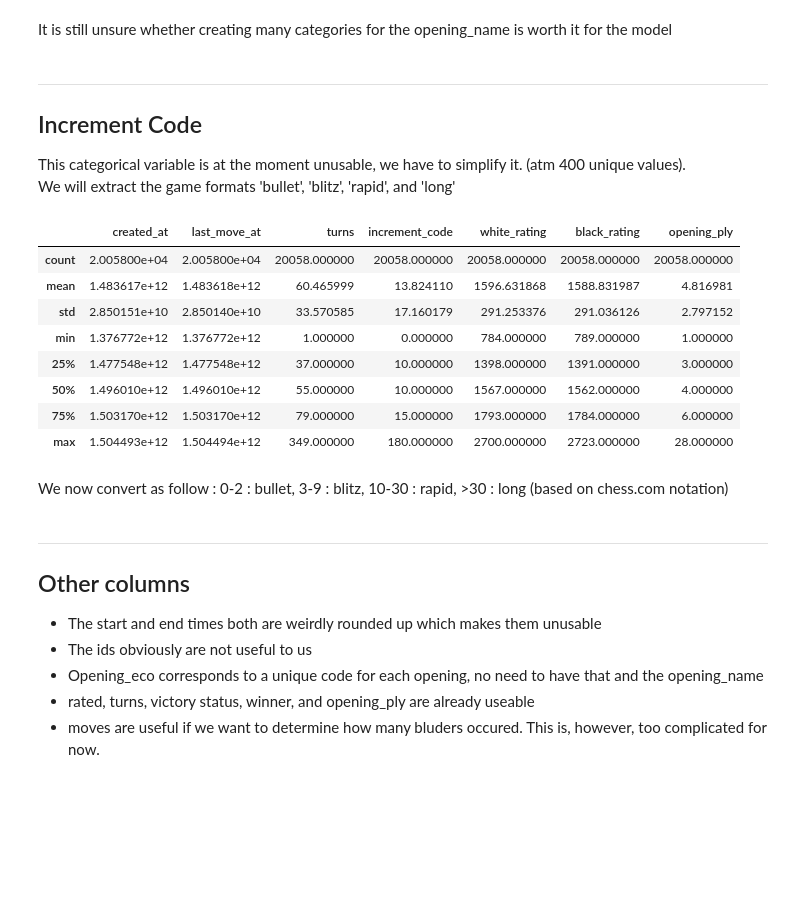
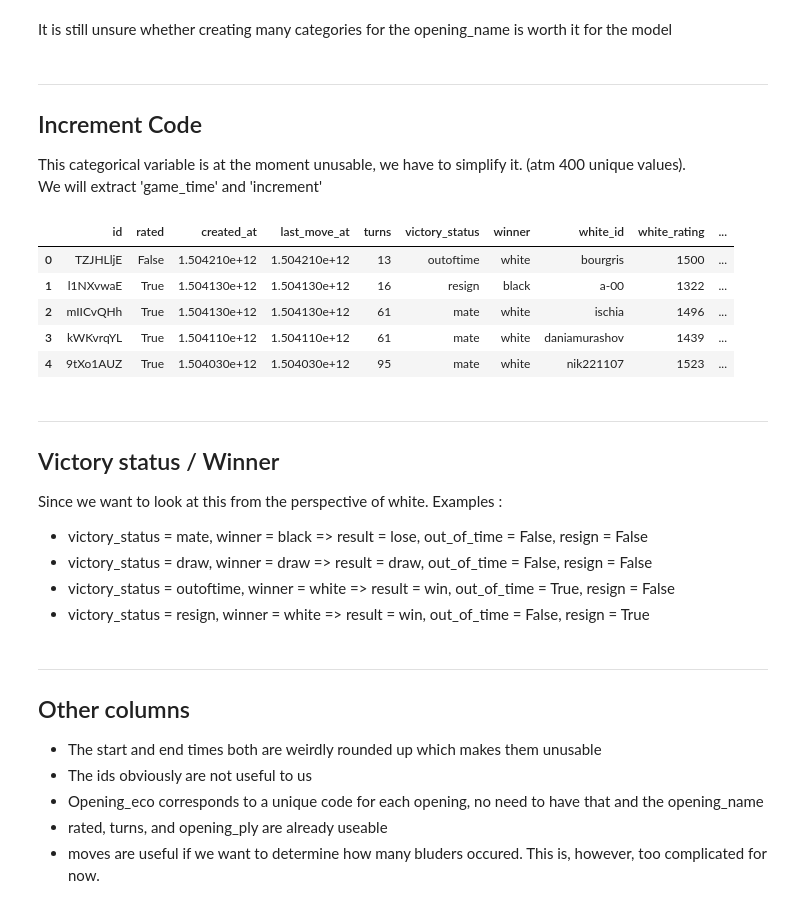
Before and after one commit to Cretenet/guess-the-elo, a Jupyter notebook: data_exploration.ipynb, the cells around one changed output. Saved outputs shown, nothing was run; the diff lists cells and outputs as text; code cells hidden in the pictures; blank space fills up the shorter version.

```diff
--- a/data_exploration.ipynb
+++ b/data_exploration.ipynb
@@ -136,21 +136,18 @@ It is still unsure whether creating many categories for the opening_name is wort
 
 ## Increment Code
 This categorical variable is at the moment unusable, we have to simplify it. (atm 400 unique values).<br>
-We will extract the game formats 'bullet', 'blitz', 'rapid', and 'long'
+We will extract 'game_time' and 'increment'
 # %%
-copy['increment_code'] = copy['increment_code'].str.extract(r'(^[^\+\s]+)')
-copy['increment_code'] = pd.to_numeric(copy['increment_code'])
-copy.describe()
+copy['game_time'] = copy['increment_code'].str.extract(r'(^[^\+]+)')
+copy['game_time'] = pd.to_numeric(copy['game_time'])
+copy['increment'] = copy['increment_code'].str.extract(r'([^\+]+)$')
+copy['increment'] = pd.to_numeric(copy['increment'])
+copy.drop(labels=['increment_code'], axis=1, inplace=True)
+copy.head()
 # %% [output]
-|  | created_at | last_move_at | turns | increment_code | white_rating | black_rating | opening_ply |
-| count | 2.005800e+04 | 2.005800e+04 | 20058.000000 | 20058.000000 | 20058.000000 | 20058.000000 | 20058.000000 |
-| mean | 1.483617e+12 | 1.483618e+12 | 60.465999 | 13.824110 | 1596.631868 | 1588.831987 | 4.816981 |
-| std | 2.850151e+10 | 2.850140e+10 | 33.570585 | 17.160179 | 291.253376 | 291.036126 | 2.797152 |
-| min | 1.376772e+12 | 1.376772e+12 | 1.000000 | 0.000000 | 784.000000 | 789.000000 | 1.000000 |
-| 25% | 1.477548e+12 | 1.477548e+12 | 37.000000 | 10.000000 | 1398.000000 | 1391.000000 | 3.000000 |
-| 50% | 1.496010e+12 | 1.496010e+12 | 55.000000 | 10.000000 | 1567.000000 | 1562.000000 | 4.000000 |
-| 75% | 1.503170e+12 | 1.503170e+12 | 79.000000 | 15.000000 | 1793.000000 | 1784.000000 | 6.000000 |
-| max | 1.504493e+12 | 1.504494e+12 | 349.000000 | 180.000000 | 2700.000000 | 2723.000000 | 28.000000 |
+|  | id | rated | created_at | last_move_at | turns | victory_status | winner | white_id | white_rating | ... |
+| 0 | TZJHLljE | False | 1.504210e+12 | 1.504210e+12 | 13 | outoftime | white | bourgris | 1500 | ... |
+| 1 | l1NXvwaE | True | 1.504130e+12 | 1.504130e+12 | 16 | resign | black | a-00 | 1322 | ... |
+| 2 | mIICvQHh | True | 1.504130e+12 | 1.504130e+12 | 61 | mate | white | ischia | 1496 | ... |
+| 3 | kWKvrqYL | True | 1.504110e+12 | 1.504110e+12 | 61 | mate | white | daniamurashov | 1439 | ... |
+| 4 | 9tXo1AUZ | True | 1.504030e+12 | 1.504030e+12 | 95 | mate | white | nik221107 | 1523 | ... |
-# %% [markdown]
-We now convert as follow :
-0-2 : bullet, 3-9 : blitz, 10-30 : rapid, >30 : long (based on chess.com notation)
@@ -160,0 +154,9 @@ copy['increment_code'] = np.select([copy['increment_code']<=2, copy['increment_c
+# %% [markdown]
+<hr/>
+
+## Victory status / Winner
+Since we want to look at this from the perspective of white. Examples :<br>
+* victory_status = mate, winner = black => result = lose, out_of_time = False, resign = False
+* victory_status = draw, winner = draw => result = draw, out_of_time = False, resign = False
+* victory_status = outoftime, winner = white => result = win, out_of_time = True, resign = False
+* victory_status = resign, winner = white => result = win, out_of_time = False, resign = True
@@ -165,7 +172,7 @@ copy['increment_code'] = np.select([copy['increment_code']<=2, copy['increment_c
 * The start and end times both are weirdly rounded up which makes them unusable
 * The ids obviously are not useful to us
 * Opening_eco corresponds to a unique code for each opening, no need to have that and the opening_name
-* rated, turns, victory status, winner, and opening_ply are already useable
+* rated, turns, and opening_ply are already useable
 * moves are useful if we want to determine how many bluders occured. This is, however, too complicated for now.
 # %% [markdown]
 <hr/>
```
Also changed, not shown: parts of 4 cells of this notebook, 2 other files.
